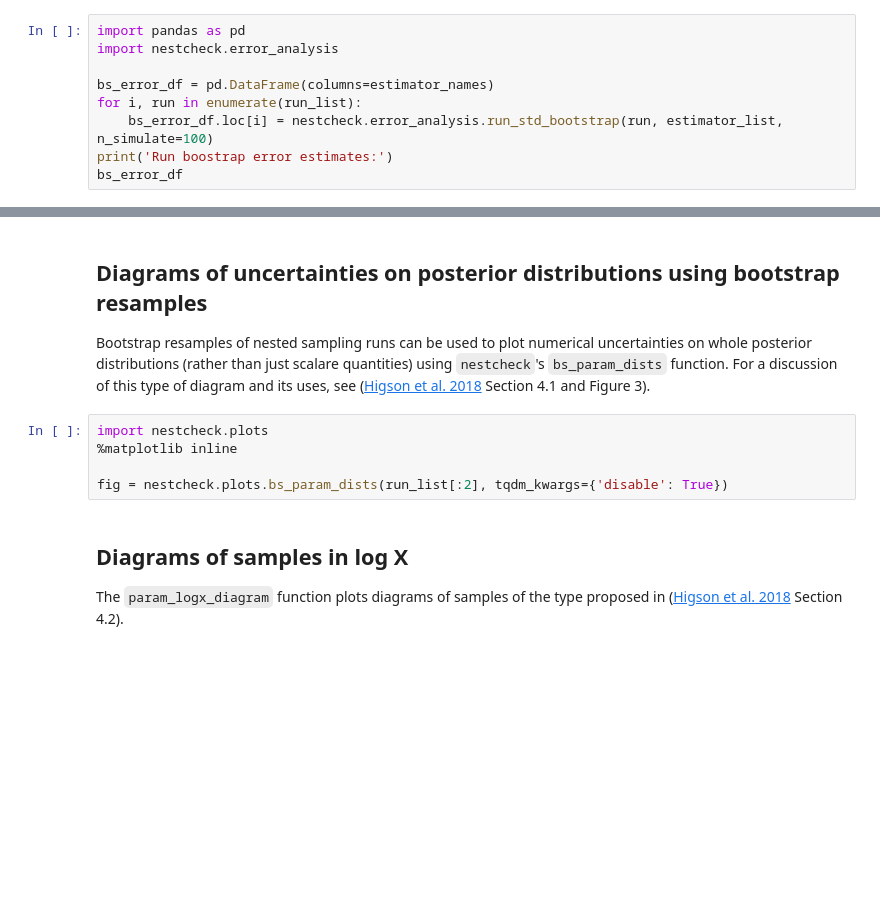
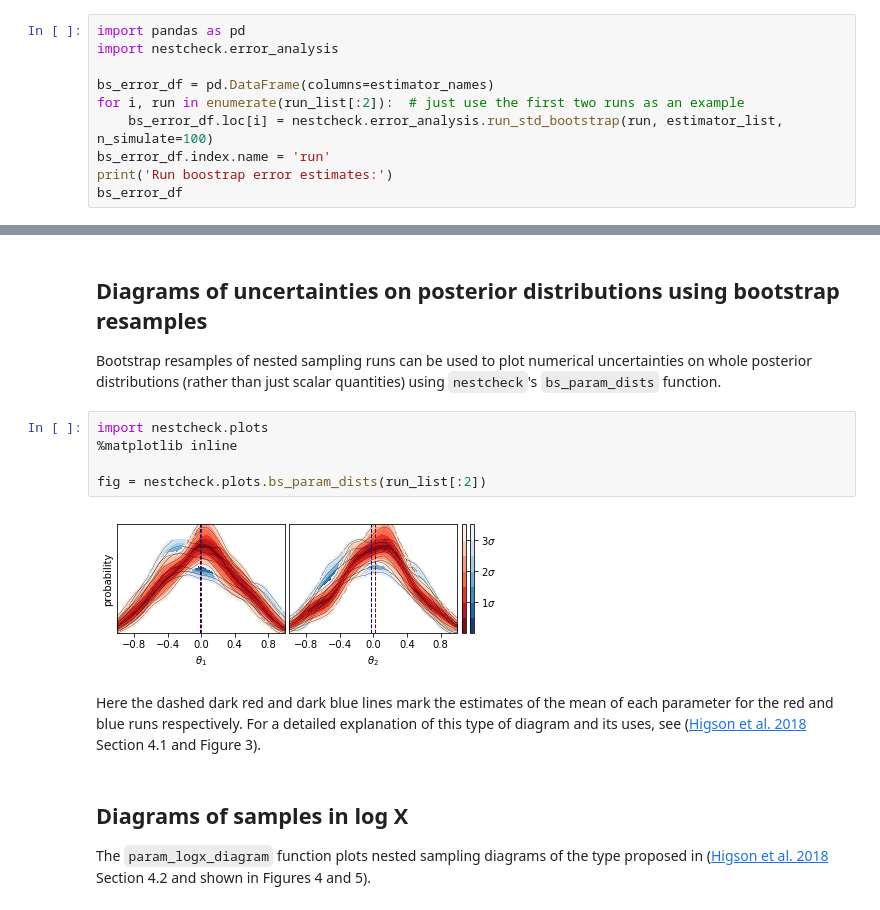
Before and after one commit to ejhigson/nestcheck, a Jupyter notebook: docs/demos/quickstart_demo.ipynb, the cells around one changed output, grey strips where cells are left out. Saved outputs shown, nothing was run; the diff lists cells and outputs as text; blank space fills up the shorter version.

Commit message:
adding images to quickstart demo notebook

```diff
--- a/docs/demos/quickstart_demo.ipynb
+++ b/docs/demos/quickstart_demo.ipynb
@@ -61,7 +97,8 @@ import pandas as pd
 import nestcheck.error_analysis
 
 bs_error_df = pd.DataFrame(columns=estimator_names)
-for i, run in enumerate(run_list):
+for i, run in enumerate(run_list[:2]):  # just use the first two runs as an example
     bs_error_df.loc[i] = nestcheck.error_analysis.run_std_bootstrap(run, estimator_list, n_simulate=100)
+bs_error_df.index.name = 'run'
 print('Run boostrap error estimates:')
 bs_error_df
@@ -68,14 +111,18 @@ bs_error_df
 # %% [markdown]
 ## Diagrams of uncertainties on posterior distributions using bootstrap resamples
 
-Bootstrap resamples of nested sampling runs can be used to plot numerical uncertainties on whole posterior distributions (rather than just scalare quantities) using `nestcheck`'s  `bs_param_dists` function. For a discussion of this type of diagram and its uses, see ([Higson et al. 2018](https://arxiv.org/abs/url_tbc) Section 4.1 and Figure 3).
+Bootstrap resamples of nested sampling runs can be used to plot numerical uncertainties on whole posterior distributions (rather than just scalar quantities) using `nestcheck`'s  `bs_param_dists` function.
 # %%
 import nestcheck.plots
 %matplotlib inline
 
-fig = nestcheck.plots.bs_param_dists(run_list[:2], tqdm_kwargs={'disable': True})
+fig = nestcheck.plots.bs_param_dists(run_list[:2])
+# %% [output]
+[figure, added]
+# %% [markdown]
+Here the dashed dark red and dark blue lines mark the estimates of the mean of each parameter for the red and blue runs respectively. For a detailed explanation of this type of diagram and its uses, see ([Higson et al. 2018](https://arxiv.org/abs/url_tbc) Section 4.1 and Figure 3).
 # %% [markdown]
 ## Diagrams of samples in log X
 
-The `param_logx_diagram` function plots diagrams of samples of the type proposed in ([Higson et al. 2018](https://arxiv.org/abs/url_tbc) Section 4.2).
+The `param_logx_diagram` function plots nested sampling diagrams of the type proposed in ([Higson et al. 2018](https://arxiv.org/abs/url_tbc) Section 4.2 and shown in Figures 4 and 5).
 # %%
```
Also changed, not shown: parts of 23 cells of this notebook, 2 other files.
